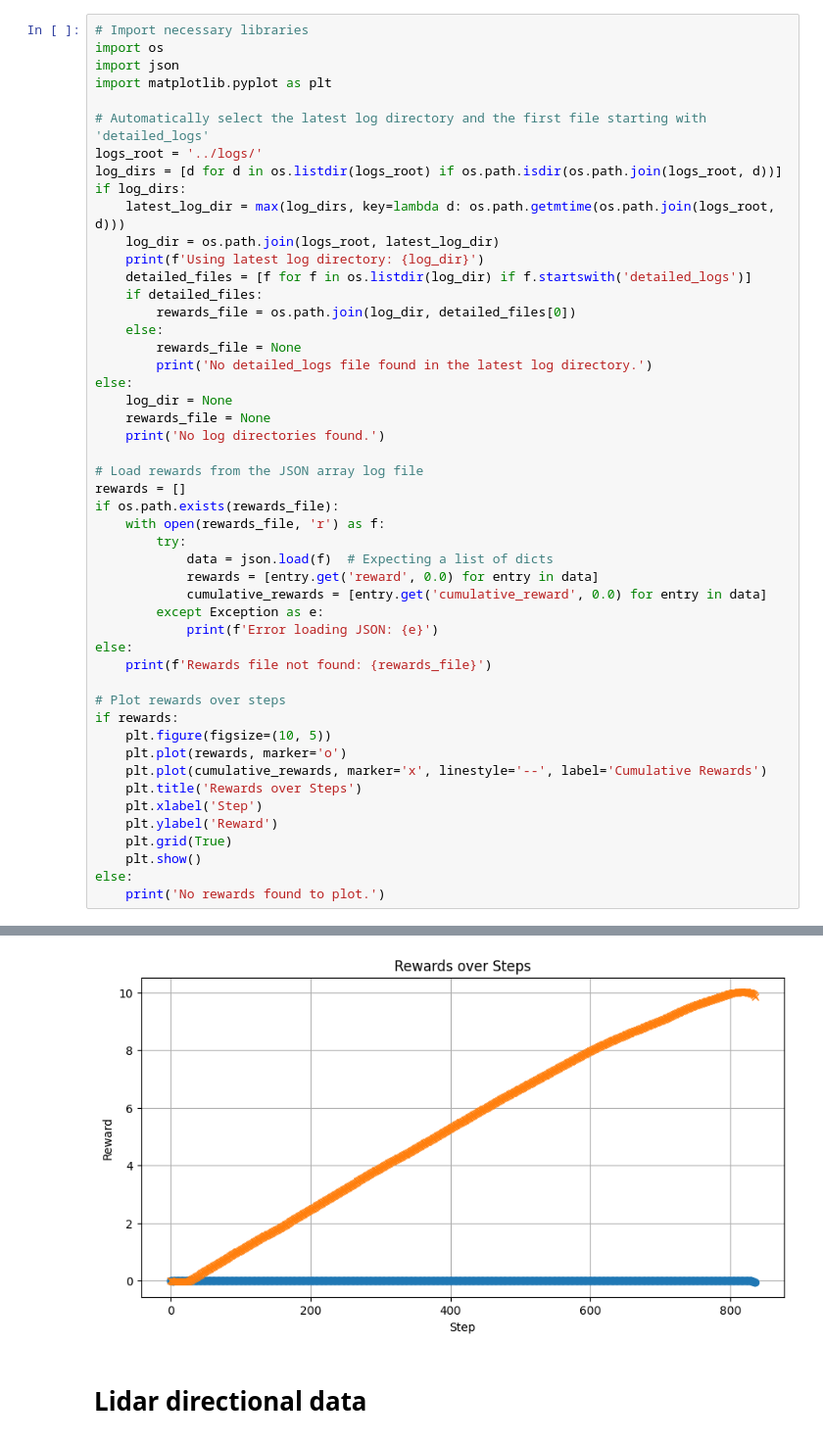
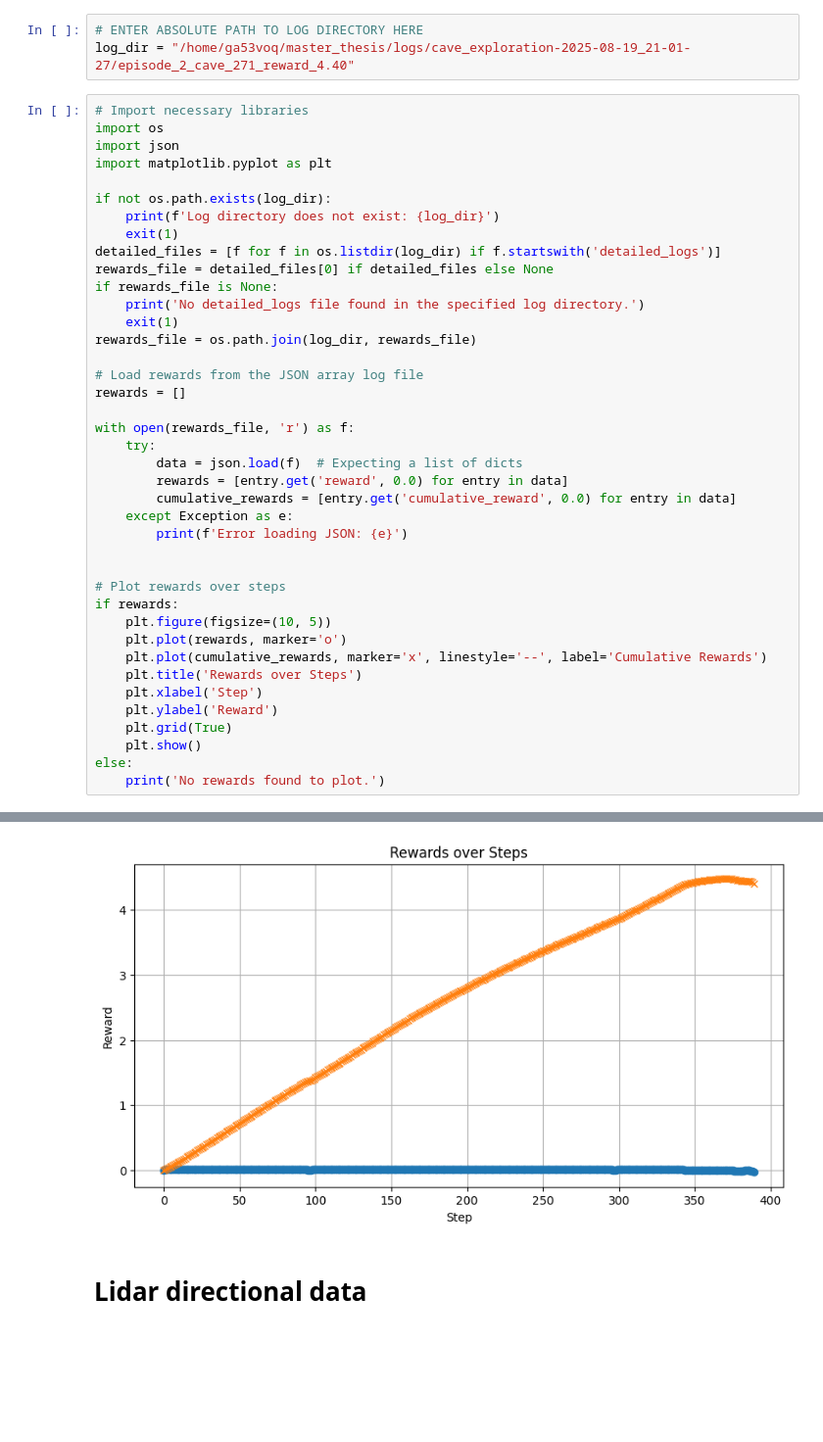
Before and after one commit to S-A-M-J/master_thesis, a Jupyter notebook: tasks/cave_exploration/tools/analyze_epsiode.ipynb, the cells around one changed output, grey strips where cells are left out. Shown at 98% size. Cells and saved outputs as stored; diff of their text form; blank space fills up the shorter version.

```diff
--- a/tasks/cave_exploration/tools/analyze_epsiode.ipynb
+++ b/tasks/cave_exploration/tools/analyze_epsiode.ipynb
@@ -1,39 +1,33 @@
+# %%
+# ENTER ABSOLUTE PATH TO LOG DIRECTORY HERE
+log_dir = "/home/ga53voq/master_thesis/logs/cave_exploration-2025-08-19_21-01-27/episode_2_cave_271_reward_4.40"
 # %%
 # Import necessary libraries
 import os
 import json
 import matplotlib.pyplot as plt
 
-# Automatically select the latest log directory and the first file starting with 'detailed_logs'
-logs_root = '../logs/'
-log_dirs = [d for d in os.listdir(logs_root) if os.path.isdir(os.path.join(logs_root, d))]
-if log_dirs:
-    latest_log_dir = max(log_dirs, key=lambda d: os.path.getmtime(os.path.join(logs_root, d)))
-    log_dir = os.path.join(logs_root, latest_log_dir)
-    print(f'Using latest log directory: {log_dir}')
-    detailed_files = [f for f in os.listdir(log_dir) if f.startswith('detailed_logs')]
-    if detailed_files:
-        rewards_file = os.path.join(log_dir, detailed_files[0])
-    else:
-        rewards_file = None
-        print('No detailed_logs file found in the latest log directory.')
-else:
-    log_dir = None
-    rewards_file = None
-    print('No log directories found.')
+if not os.path.exists(log_dir):
+    print(f'Log directory does not exist: {log_dir}')
+    exit(1)
+detailed_files = [f for f in os.listdir(log_dir) if f.startswith('detailed_logs')]
+rewards_file = detailed_files[0] if detailed_files else None
+if rewards_file is None:
+    print('No detailed_logs file found in the specified log directory.')
+    exit(1)
+rewards_file = os.path.join(log_dir, rewards_file)
 
 # Load rewards from the JSON array log file
 rewards = []
-if os.path.exists(rewards_file):
-    with open(rewards_file, 'r') as f:
-        try:
-            data = json.load(f)  # Expecting a list of dicts
-            rewards = [entry.get('reward', 0.0) for entry in data]
-            cumulative_rewards = [entry.get('cumulative_reward', 0.0) for entry in data]
-        except Exception as e:
-            print(f'Error loading JSON: {e}')
-else:
-    print(f'Rewards file not found: {rewards_file}')
+
+with open(rewards_file, 'r') as f:
+    try:
+        data = json.load(f)  # Expecting a list of dicts
+        rewards = [entry.get('reward', 0.0) for entry in data]
+        cumulative_rewards = [entry.get('cumulative_reward', 0.0) for entry in data]
+    except Exception as e:
+        print(f'Error loading JSON: {e}')
+
 
 # Plot rewards over steps
 if rewards:
@@ -52,4 +45,4 @@ Using latest log directory: ../logs/cave_exploration-2025-08-17_00-19-56
-[figure, old version]
+[figure, new version]
 # %% [markdown]
 # Lidar directional data
 # %%
```
Also changed, not shown: parts of 3 cells of this notebook, 1 other file.
